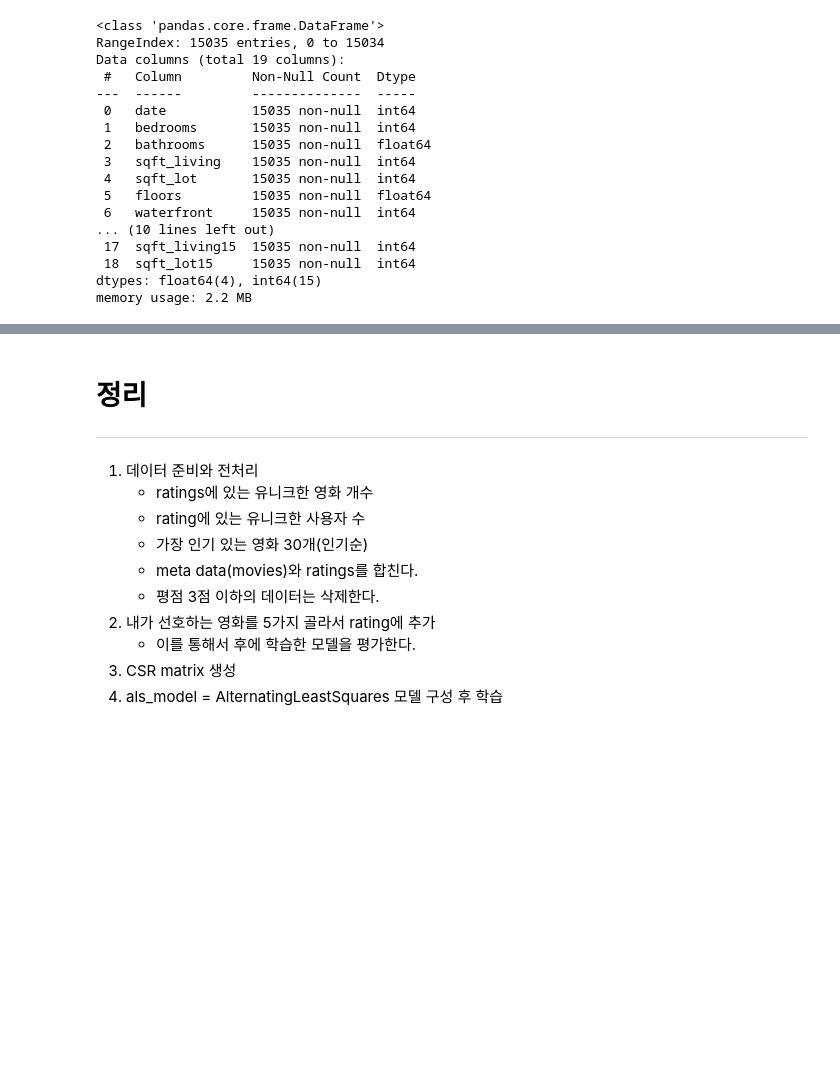
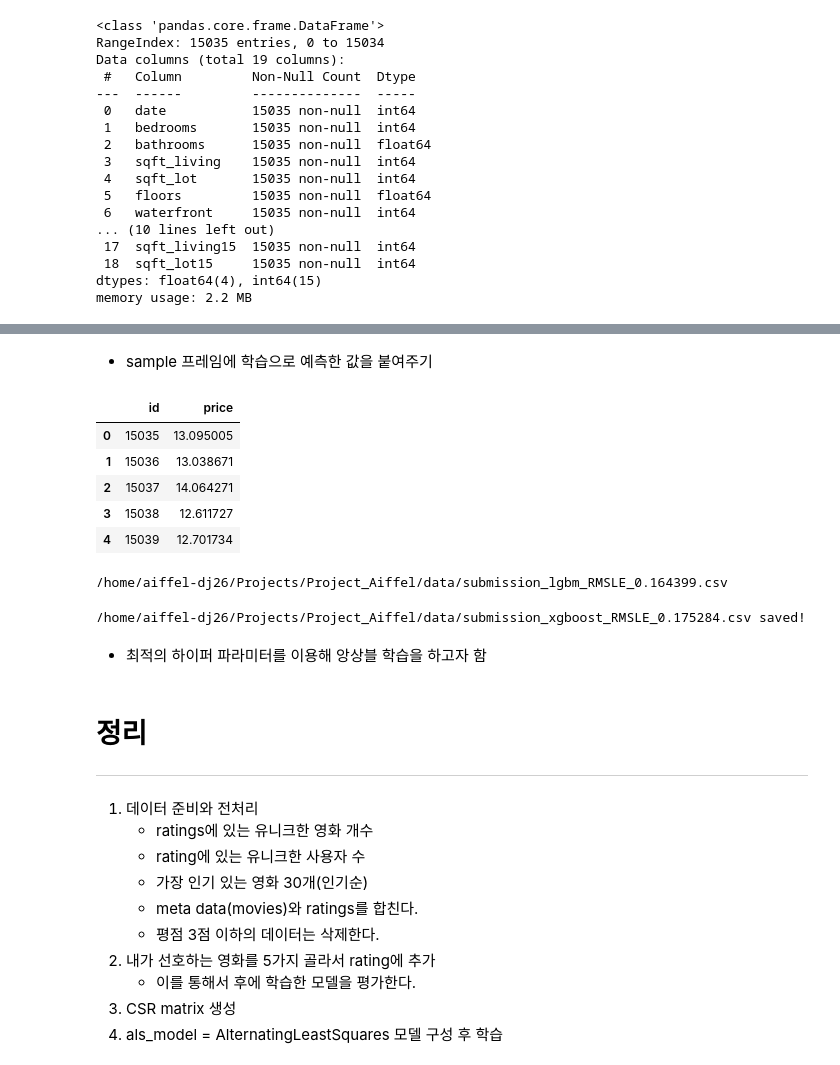
Before and after one commit to miinkang/AI_Project_AIFFEL, a Jupyter notebook: [E-09]my_1st_kaggle_competition.ipynb, the cells around one changed output, grey strips where cells are left out. Drawn from its saved outputs; the diff is of its cells as text; code cells hidden in the pictures; blank space fills up the shorter version.

```diff
--- a/[E-09]my_1st_kaggle_competition.ipynb
+++ b/[E-09]my_1st_kaggle_competition.ipynb
@@ -181,0 +276,3 @@ memory usage: 2.2 MB
+# %%
+# model = LGBMRegressor(random_state=random_state)
+model = xgboost
@@ -181,0 +444,18 @@ memory usage: 2.2 MB
+# %% [markdown]
+- sample 프레임에 학습으로 예측한 값을 붙여주기
+# %%
+submission['price'] = prediction
+submission.head()
+# %% [output]
+|  | id | price |
+| 0 | 15035 | 13.095005 |
+| 1 | 15036 | 13.038671 |
+| 2 | 15037 | 14.064271 |
+| 3 | 15038 | 12.611727 |
+| 4 | 15039 | 12.701734 |
+# %%
+submission_csv_path = '{}/submission_{}_RMSLE_{}.csv'.format(data_dir, 'lgbm', '0.164399')
+submission.to_csv(submission_csv_path, index=False)
+print(submission_csv_path)
+# %% [output]
+/home/aiffel-dj26/Projects/Project_Aiffel/data/submission_lgbm_RMSLE_0.164399.csv
@@ -181,0 +474,6 @@ memory usage: 2.2 MB
+# %%
+save_submission(model, train, y, test, 'xgboost', rmsle='0.175284')
+# %% [output]
+/home/aiffel-dj26/Projects/Project_Aiffel/data/submission_xgboost_RMSLE_0.175284.csv saved!
+# %% [markdown]
+- 최적의 하이퍼 파라미터를 이용해 앙상블 학습을 하고자 함
```
Also changed, not shown: parts of 32 cells of this notebook.
